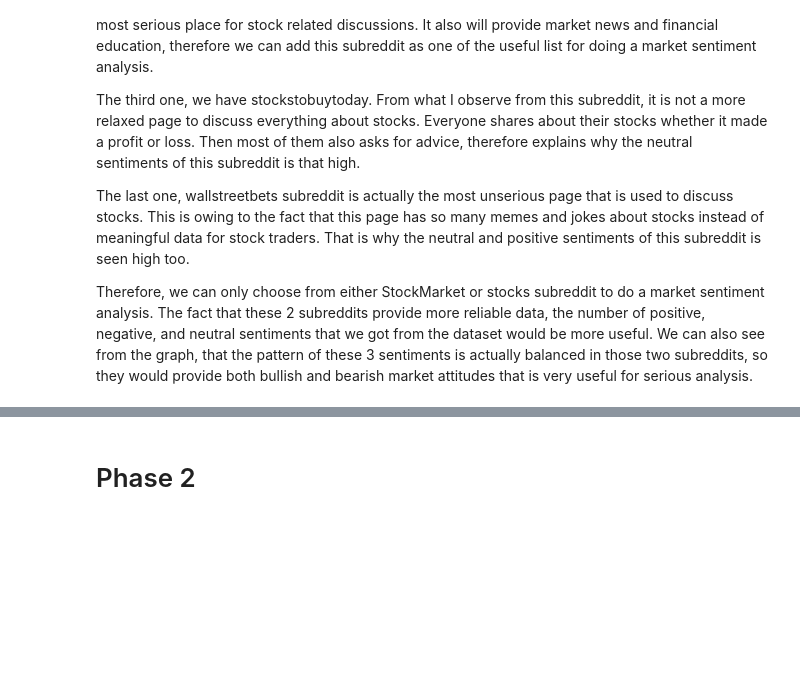
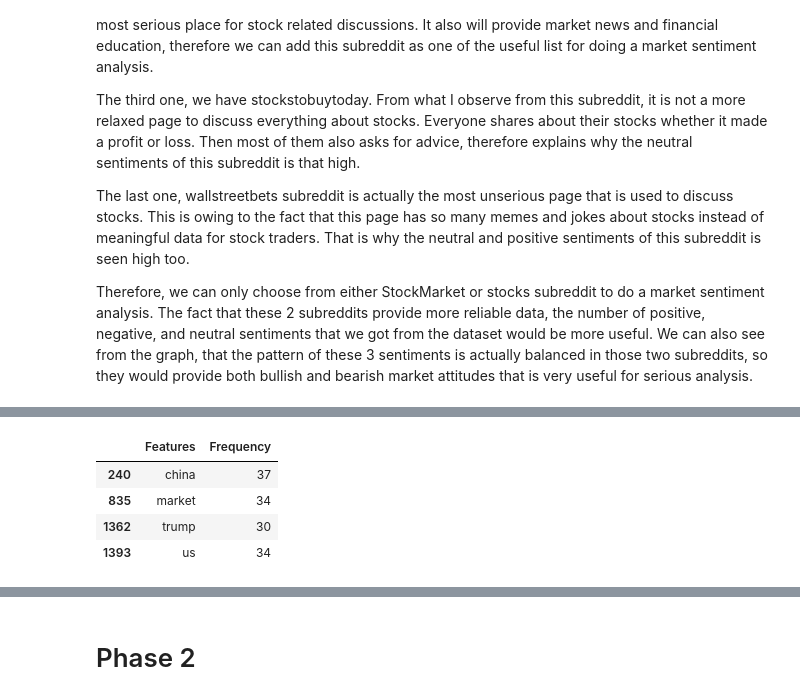
Before and after one commit to Osiris181/DM2025-Lab1-Exercise, a Jupyter notebook: DM2025-Lab1-Homework.ipynb, the cells around one changed output, grey strips where cells are left out. Cells and saved outputs as stored; diff of their text form; code cells hidden in the pictures; blank space fills up the shorter version.

```diff
--- a/DM2025-Lab1-Homework.ipynb
+++ b/DM2025-Lab1-Homework.ipynb
@@ -771,0 +842,5 @@ Therefore, we can only choose from either StockMarket or stocks subreddit to do
+# %%
+positive_term_frequencies = []
+
+positive_term_frequencies = np.asarray(positive_feature_count.sum(axis=0))[0] #calculate the sum from the first dimension, and then select the first array
+# positive_term_frequencies
@@ -771,0 +882,10 @@ Therefore, we can only choose from either StockMarket or stocks subreddit to do
+# %%
+positive_words = positive_term_data[positive_term_data['Features'].isin(['china', 'market', 'us', 'trump'])]
+positive_words = positive_words.sort_index()
+positive_words
+# %% [output]
+|  | Features | Frequency |
+| 240 | china | 37 |
+| 835 | market | 34 |
+| 1362 | trump | 30 |
+| 1393 | us | 34 |
```
Also changed, not shown: parts of 19 cells of this notebook.
